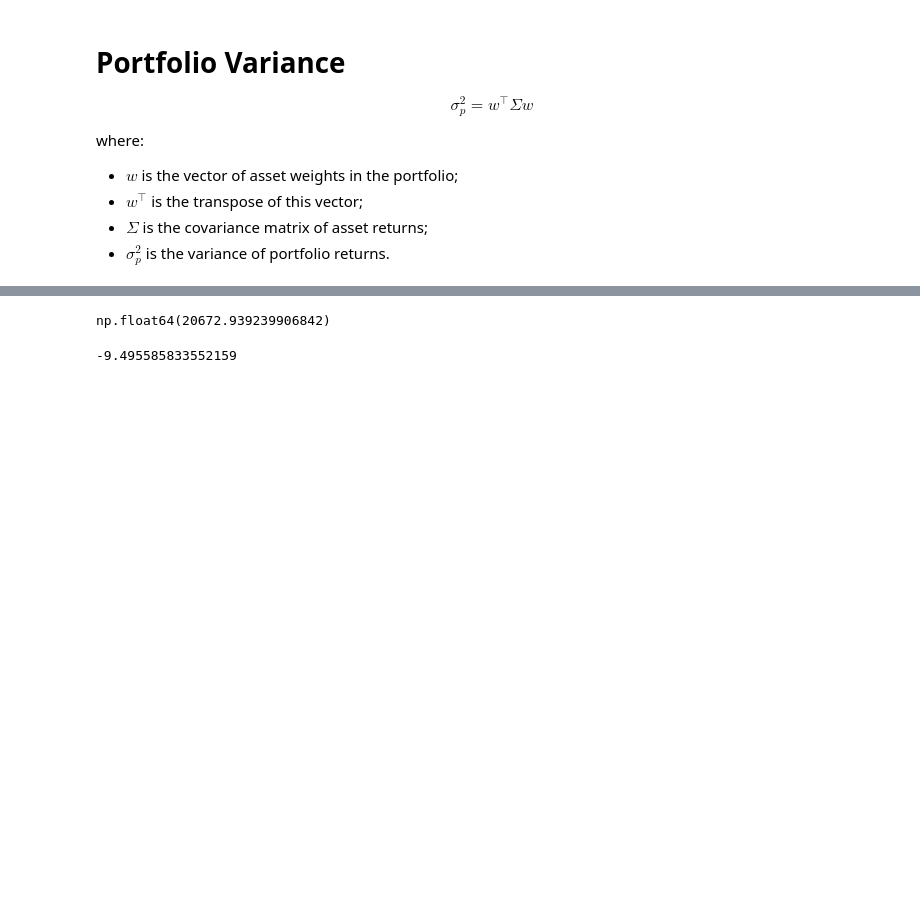
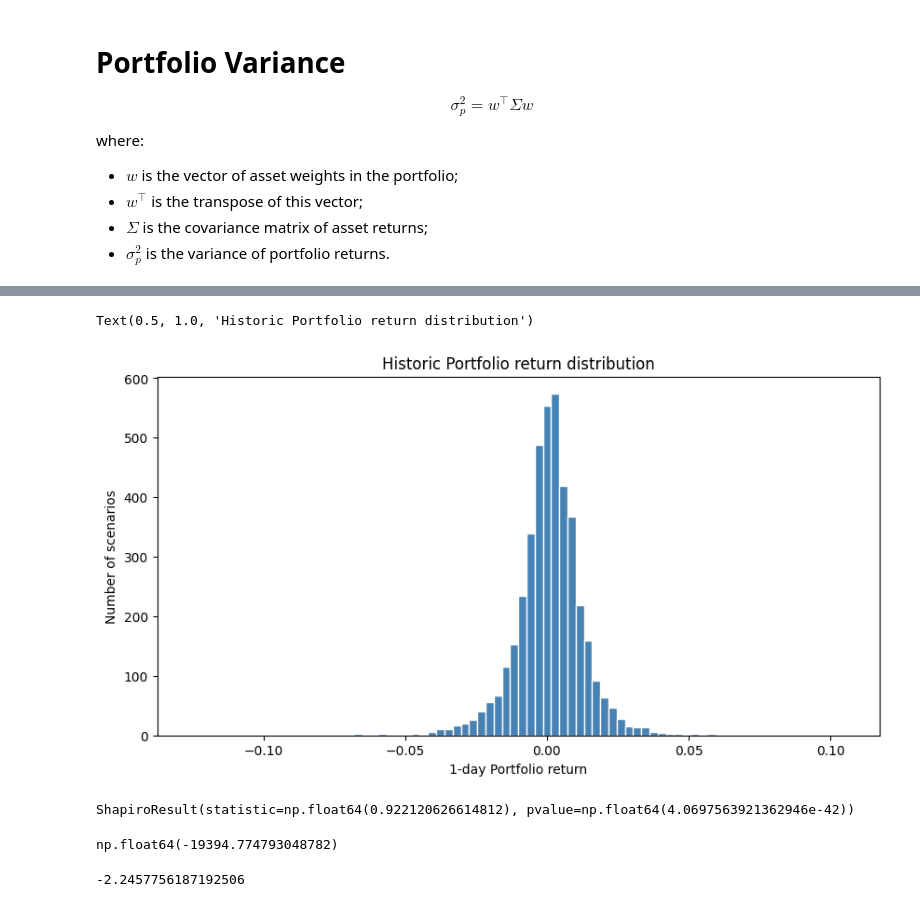
Before and after one commit to rakotoan/Value-at-Risk, a Jupyter notebook: VaR.ipynb, the cells around one changed output, grey strips where cells are left out. Drawn from its saved outputs; the diff is of its cells as text; code cells hidden in the pictures; blank space fills up the shorter version.

Commit message:
Checking assumptions returns normality + shapiro test

```diff
--- a/VaR.ipynb
+++ b/VaR.ipynb
@@ -404,0 +422,8 @@ np.float64(0.012179720218173387)
+# %%
+# We transform our dataframe to get simple returns
+def simple_return(row):
+    return np.exp(row) - 1
+
+df_simple_return = df_returns.apply(simple_return)
+
+df_simple_return
@@ -404,0 +449,3 @@ np.float64(0.012179720218173387)
+# %%
+df_portfolio_returns = df_simple_return @ allocation
+df_portfolio_returns
@@ -404,0 +466,4 @@ np.float64(0.012179720218173387)
+# %%
+type(df_portfolio_returns)
+portfolio_returns = df_portfolio_returns.tolist()
+portfolio_returns
@@ -405,14 +488,31 @@ np.float64(0.012179720218173387)
+# %%
+plt.figure(figsize=(10, 5))
+
+plt.hist(portfolio_returns, bins=80, color="steelblue", edgecolor="white")
+
+plt.xlabel("1-day Portfolio return")
+plt.ylabel("Number of scenarios")
+plt.title("Historic Portfolio return distribution")
+# %% [output]
+Text(0.5, 1.0, 'Historic Portfolio return distribution')
+[figure, added]
+# %%
+from scipy.stats import shapiro
+
+shapiro(portfolio_returns)
+# %% [output]
+ShapiroResult(statistic=np.float64(0.922120626614812), pvalue=np.float64(4.0697563921362946e-42))
 # %%
-VaR_95 = initial_portfolio_value * (mu_p - norm.ppf(0.05)*sigma_p)
+VaR_95 = initial_portfolio_value * (mu_p + norm.ppf(0.05)*sigma_p)
 VaR_95
 # %% [output]
-np.float64(20672.939239906842)
+np.float64(-19394.774793048782)
 # %%
 # Gap and error
-gap = np.abs(-VaR_95-var_95)
+gap = np.abs(VaR_95-var_95)
 gap
 
 error = gap/var_95
 print(error*100)
 # %% [output]
--9.495585833552159
+-2.2457756187192506
```
Also changed, not shown: parts of 18 cells of this notebook.
